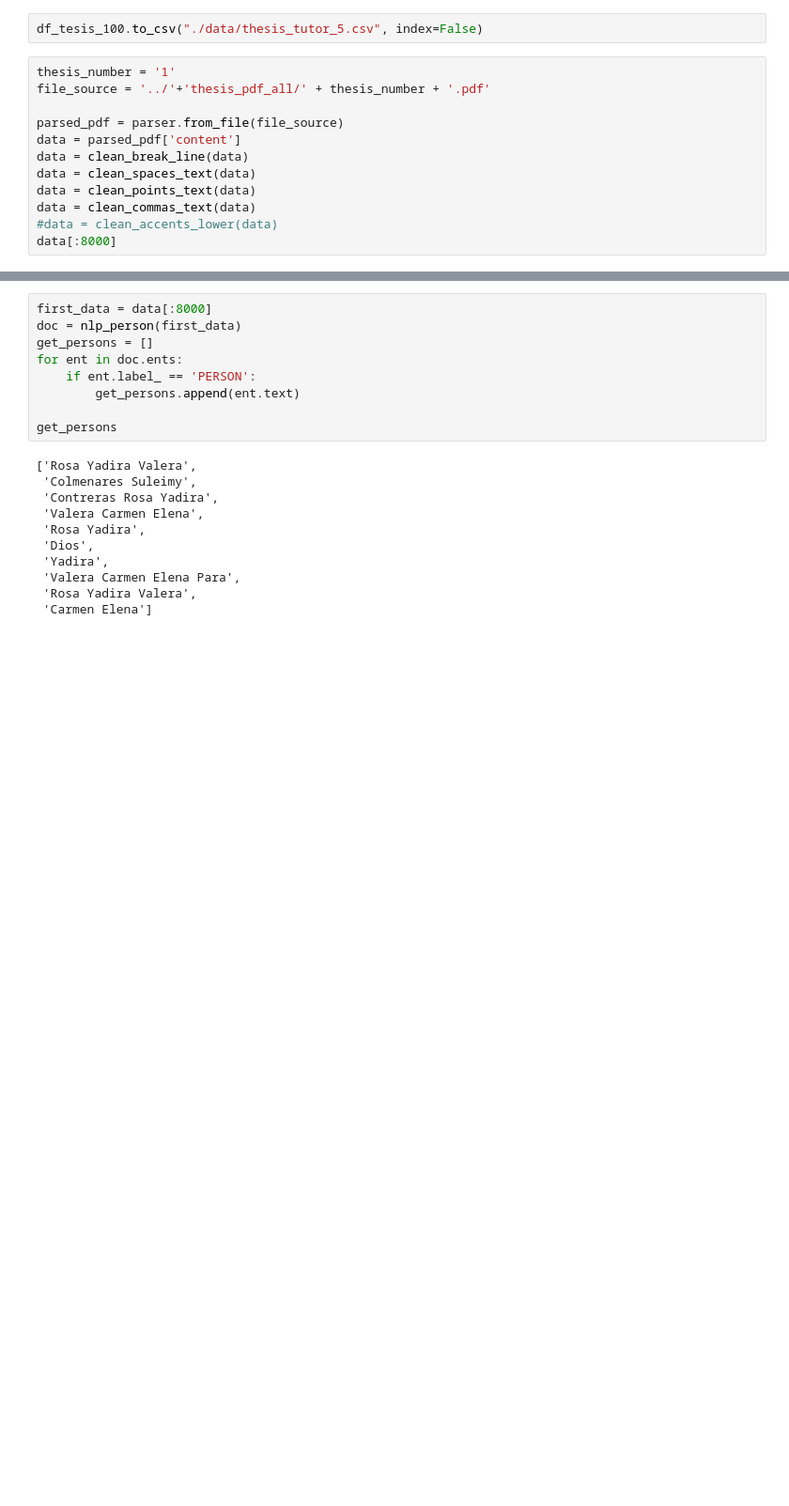
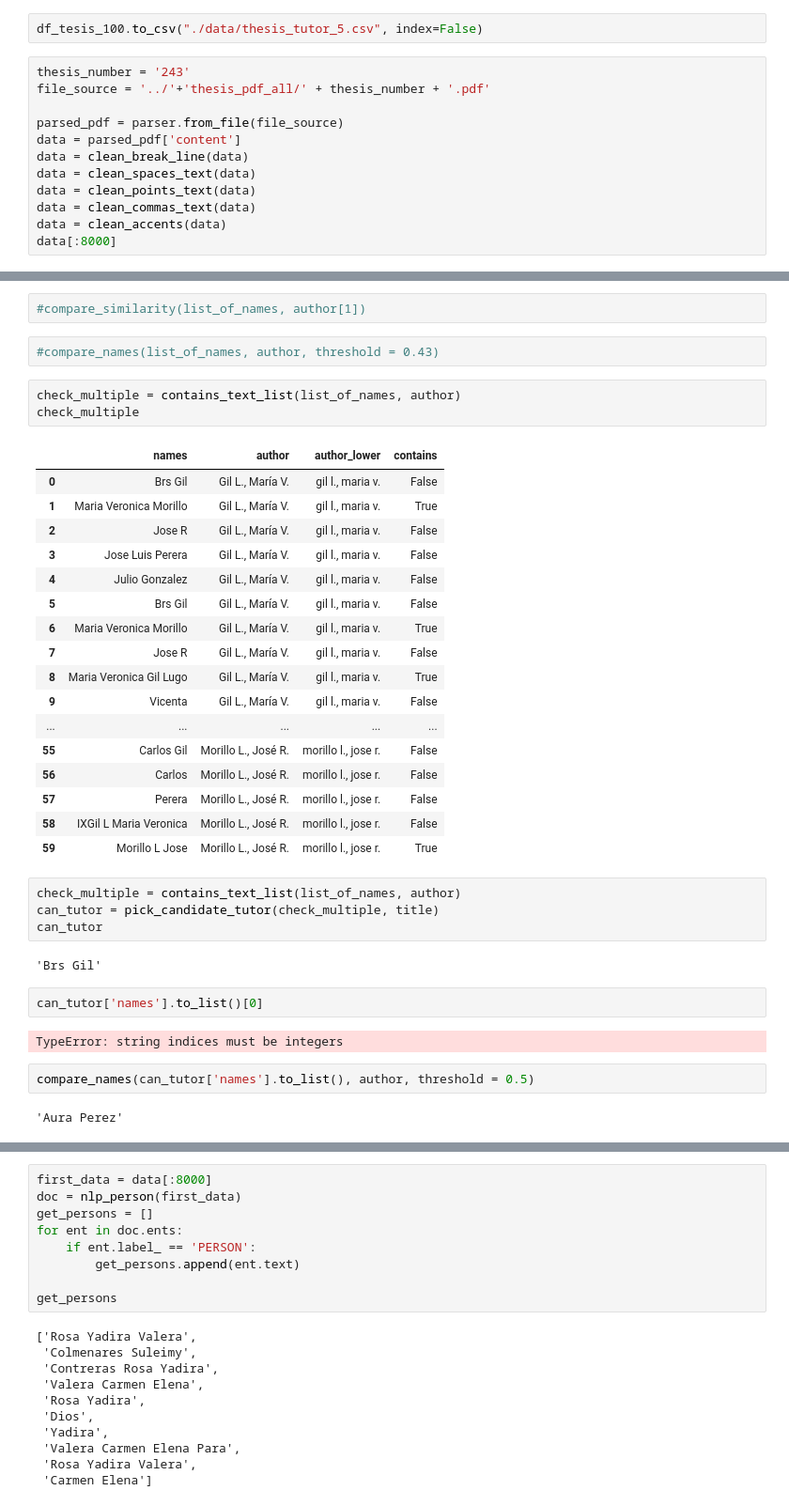
Before and after one commit to HighDeFing/thesis_v4, a Jupyter notebook: notebooks/tutor_matcher.ipynb, the cells around one changed output, grey strips where cells are left out. Shown at 94% size. Saved outputs shown, nothing was run; the diff lists cells and outputs as text; blank space fills up the shorter version.

Commit message:
tutor matcher complete

```diff
--- a/notebooks/tutor_matcher.ipynb
+++ b/notebooks/tutor_matcher.ipynb
@@ -280,7 +325,7 @@ Name: thesis_tutor, dtype: object
 # %%
 df_tesis_100.to_csv("./data/thesis_tutor_5.csv", index=False)
 # %%
-thesis_number = '1'
+thesis_number = '243'
 file_source = '../'+'thesis_pdf_all/' + thesis_number + '.pdf'
 
 parsed_pdf = parser.from_file(file_source)
@@ -289,6 +334,6 @@ data = clean_break_line(data)
 data = clean_spaces_text(data)
 data = clean_points_text(data)
 data = clean_commas_text(data)
-#data = clean_accents_lower(data)
+data = clean_accents(data)
 data[:8000]
 # %% [output]
@@ -475,0 +398,39 @@ NameError: name 'lower' is not defined
+# %%
+#compare_similarity(list_of_names, author[1])
+# %%
+#compare_names(list_of_names, author, threshold = 0.43)
+# %%
+check_multiple = contains_text_list(list_of_names, author)
+check_multiple
+# %% [output]
+|  | names | author | author_lower | contains |
+| 0 | Brs Gil | Gil L., María V. | gil l., maria v. | False |
+| 1 | Maria Veronica Morillo | Gil L., María V. | gil l., maria v. | True |
+| 2 | Jose R | Gil L., María V. | gil l., maria v. | False |
+| 3 | Jose Luis Perera | Gil L., María V. | gil l., maria v. | False |
+| 4 | Julio Gonzalez | Gil L., María V. | gil l., maria v. | False |
+| 5 | Brs Gil | Gil L., María V. | gil l., maria v. | False |
+| 6 | Maria Veronica Morillo | Gil L., María V. | gil l., maria v. | True |
+| 7 | Jose R | Gil L., María V. | gil l., maria v. | False |
+| 8 | Maria Veronica Gil Lugo | Gil L., María V. | gil l., maria v. | True |
+| 9 | Vicenta | Gil L., María V. | gil l., maria v. | False |
+| ... | ... | ... | ... | ... |
+| 55 | Carlos Gil | Morillo L., José R. | morillo l., jose r. | False |
+| 56 | Carlos | Morillo L., José R. | morillo l., jose r. | False |
+| 57 | Perera | Morillo L., José R. | morillo l., jose r. | False |
+| 58 | IXGil L Maria Veronica | Morillo L., José R. | morillo l., jose r. | False |
+| 59 | Morillo L Jose | Morillo L., José R. | morillo l., jose r. | True |
+# %%
+check_multiple = contains_text_list(list_of_names, author)
+can_tutor = pick_candidate_tutor(check_multiple, title)
+can_tutor
+# %% [output]
+'Brs Gil'
+# %%
+can_tutor['names'].to_list()[0]
+# %% [output]
+TypeError: string indices must be integers
+# %%
+compare_names(can_tutor['names'].to_list(), author, threshold = 0.5)
+# %% [output]
+'Aura Perez'
```
Also changed, not shown: parts of 47 cells of this notebook, 7 other files.
